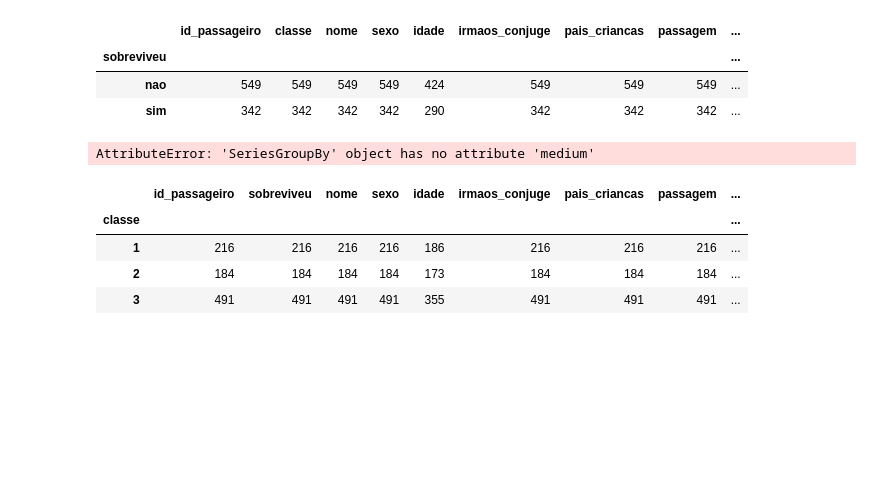
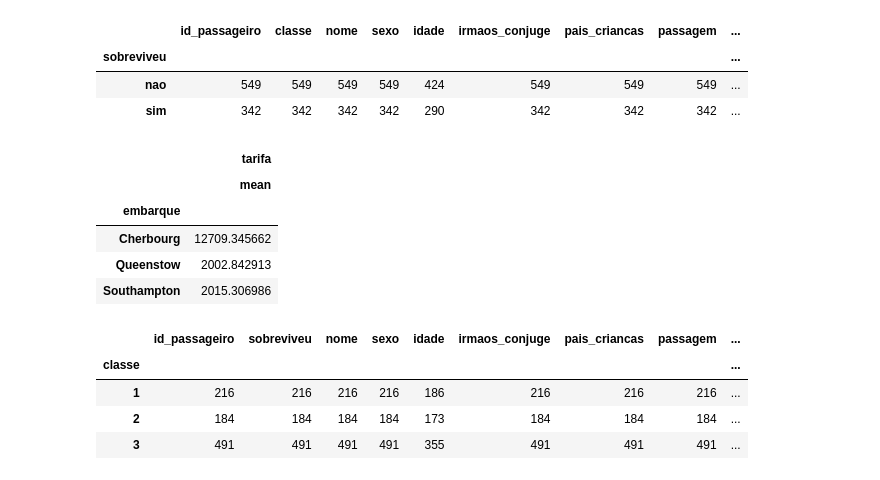
Before and after one commit to renankalil/intro_python_verao_ime_2023, a Jupyter notebook: exercicios/exercicio02.ipynb, the cells around one changed output. Saved outputs shown, nothing was run; the diff lists cells and outputs as text; code cells hidden in the pictures; blank space fills up the shorter version.

```diff
--- a/exercicios/exercicio02.ipynb
+++ b/exercicios/exercicio02.ipynb
@@ -134,10 +137,15 @@ df.groupby(['sobreviveu']).count()
 | nao | 549 | 549 | 549 | 549 | 424 | 549 | 549 | 549 | ... |
 | sim | 342 | 342 | 342 | 342 | 290 | 342 | 342 | 342 | ... |
 # %%
-# questão 9
-df.groupby(['embarque']).agg(['mean', 'medium'])
+#questão 9
+df[['embarque', 'tarifa']].groupby('embarque').agg(['mean'])
 # %% [output]
-AttributeError: 'SeriesGroupBy' object has no attribute 'medium'
+|  | tarifa |
+|  | mean |
+| embarque |  |
+| Cherbourg | 12709.345662 |
+| Queenstow | 2002.842913 |
+| Southampton | 2015.306986 |
 # %%
 # questão 10
 df.groupby(['classe']).count()
```
Also changed, not shown: parts of 4 cells of this notebook.
